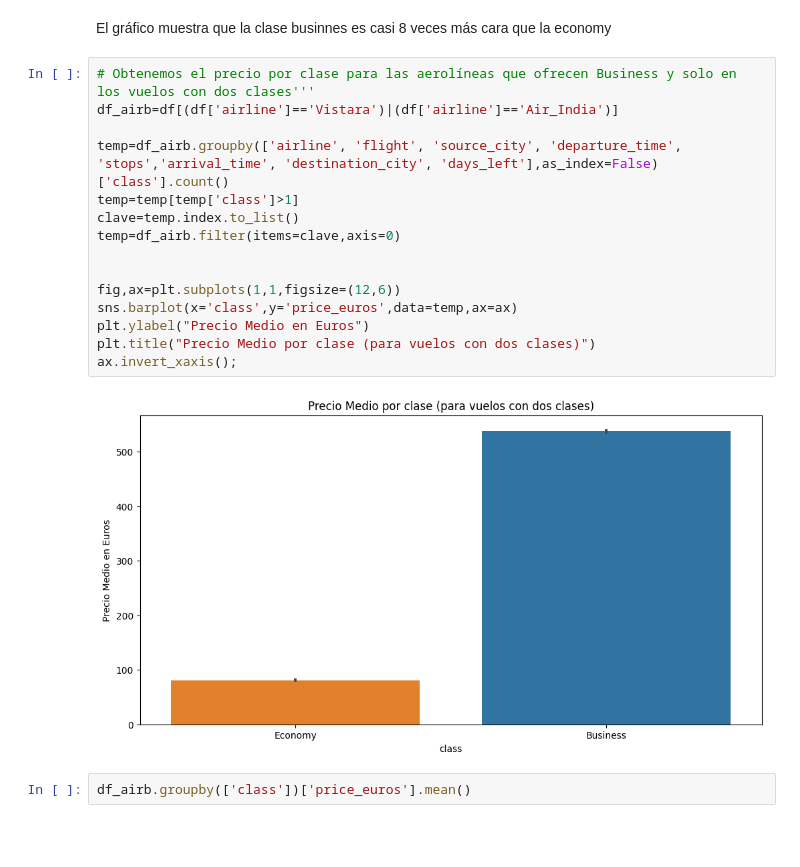
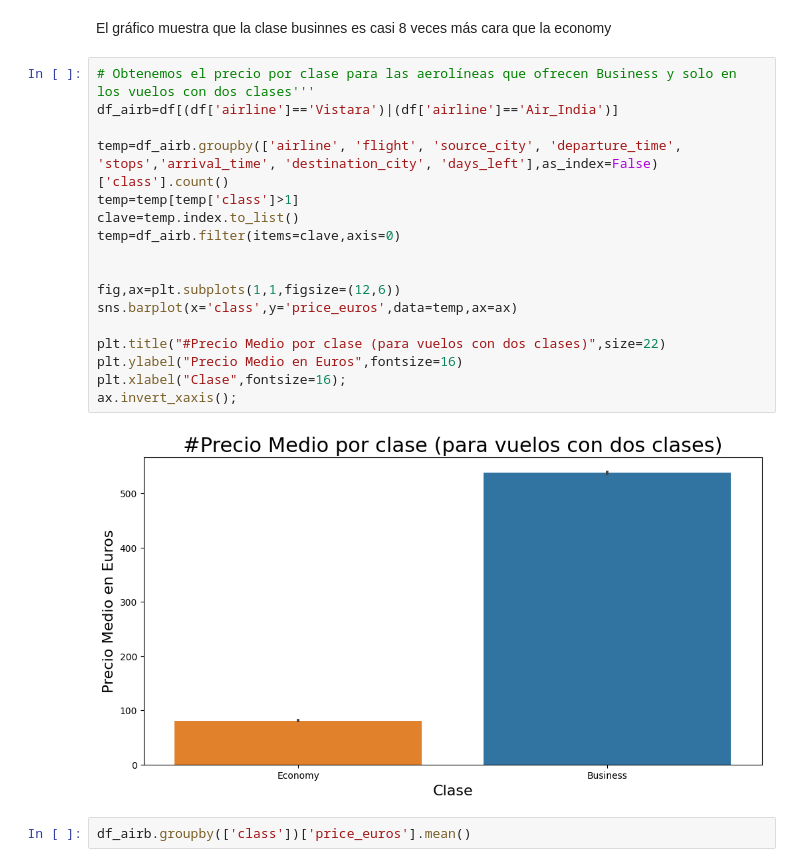
Before and after one commit to javlopsan/databootcamp, a Jupyter notebook: EDA/memoria_EDA.ipynb, the cells around one changed output. Saved outputs shown, nothing was run; the diff lists cells and outputs as text; blank space fills up the shorter version.

```diff
--- a/EDA/memoria_EDA.ipynb
+++ b/EDA/memoria_EDA.ipynb
@@ -588,20 +590,22 @@ El gráfico muestra que la clase businnes es casi 8 veces más cara que la econo
 # %%
 # Obtenemos el precio por clase para las aerolíneas que ofrecen Business y solo en los vuelos con dos clases'''
 df_airb=df[(df['airline']=='Vistara')|(df['airline']=='Air_India')]
 
 temp=df_airb.groupby(['airline', 'flight', 'source_city', 'departure_time', 'stops','arrival_time', 'destination_city', 'days_left'],as_index=False)['class'].count()
 temp=temp[temp['class']>1]
 clave=temp.index.to_list()
 temp=df_airb.filter(items=clave,axis=0)
 
 
 fig,ax=plt.subplots(1,1,figsize=(12,6))
 sns.barplot(x='class',y='price_euros',data=temp,ax=ax)
-plt.ylabel("Precio Medio en Euros")
-plt.title("Precio Medio por clase (para vuelos con dos clases)")
+
+plt.title("#Precio Medio por clase (para vuelos con dos clases)",size=22)
+plt.ylabel("Precio Medio en Euros",fontsize=16)
+plt.xlabel("Clase",fontsize=16);
 ax.invert_xaxis();
 # %% [output]
-[figure, old version]
+[figure, new version]
 # %%
 df_airb.groupby(['class'])['price_euros'].mean()
 # %% [output]
```
Also changed, not shown: parts of 5 cells of this notebook, 1 other file.
